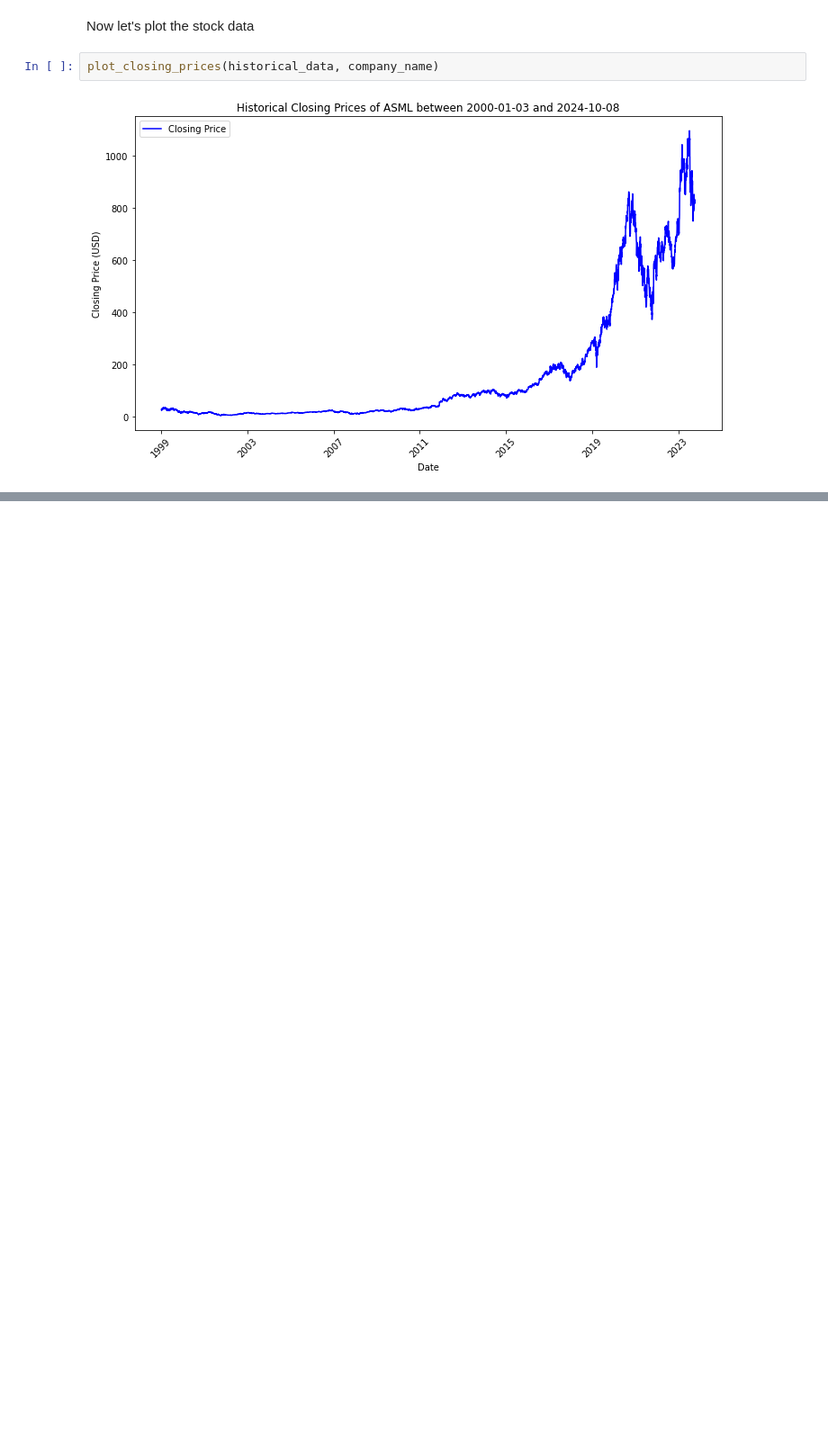
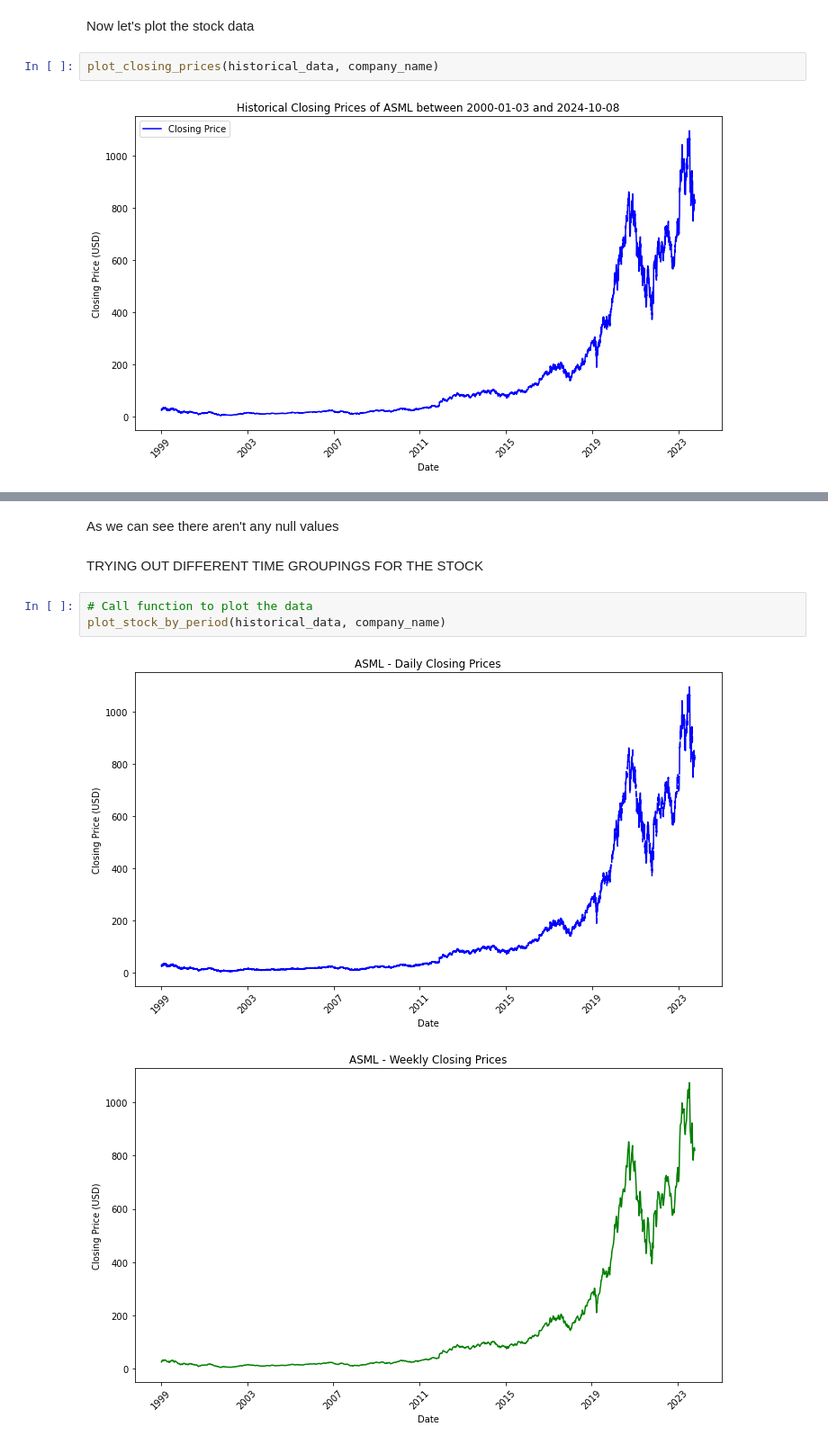
Before and after one commit to mbarriola96/stock_prices_forecasting, a Jupyter notebook: 01_data_understanding.ipynb, the cells around one changed output, grey strips where cells are left out. Shown: that part at 90% size. Saved outputs shown, nothing was run; the diff lists cells and outputs as text; blank space fills up the shorter version.

Commit message:
doing graphs to see the stock progression daily, weekly and monthly

```diff
--- a/01_data_understanding.ipynb
+++ b/01_data_understanding.ipynb
@@ -113,0 +196,10 @@ plot_closing_prices(historical_data, company_name)
+# %% [markdown]
+As we can see there aren't any null values
+# %% [markdown]
+TRYING OUT DIFFERENT TIME GROUPINGS FOR THE STOCK
+# %%
+# Call function to plot the data
+plot_stock_by_period(historical_data, company_name)
+# %% [output]
+[figure, added]
+[figure, added]
```
Also changed, not shown: parts of 6 cells of this notebook.
